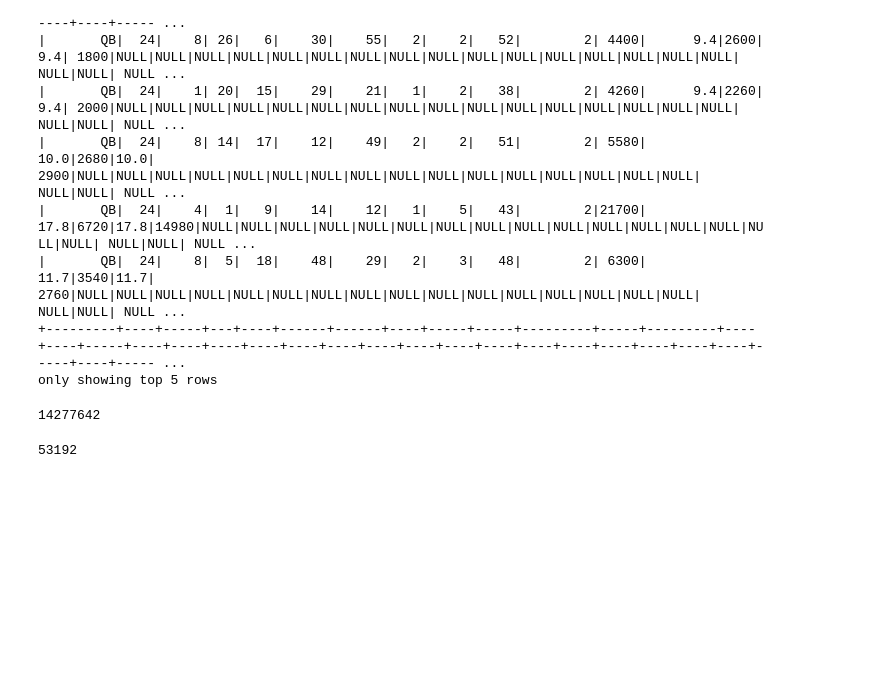
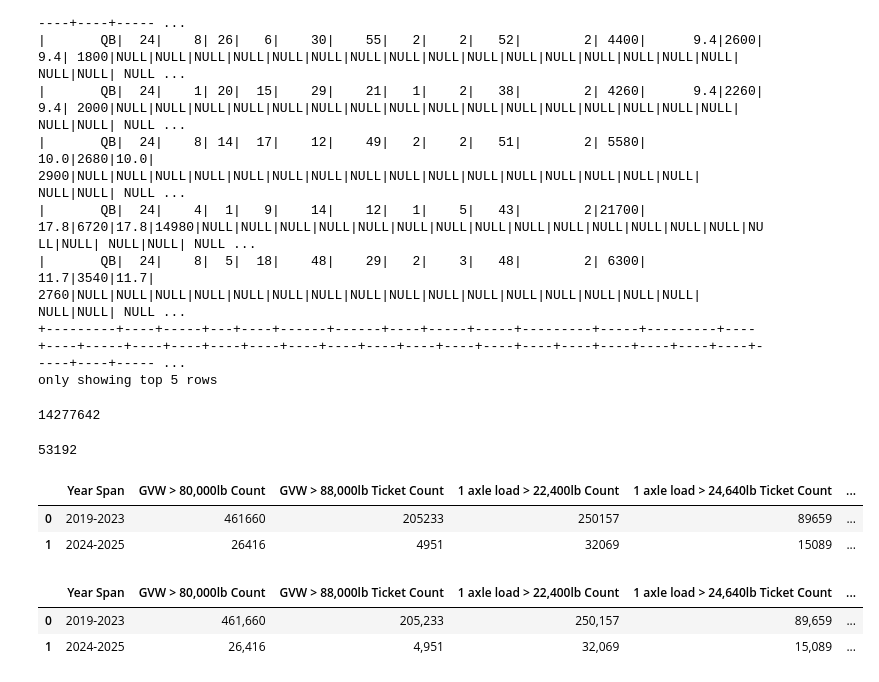
Before and after one commit to rda329/Fall25_Capstone_DSE, a Jupyter notebook: Data_Exploration/compliance_analysis.ipynb, the cells around one changed output. Drawn from its saved outputs; the diff is of its cells as text; code cells hidden in the pictures; blank space fills up the shorter version.

Commit message:
GVW data exploration by class

```diff
--- a/Data_Exploration/GVW_analysis.ipynb
+++ b/Data_Exploration/compliance_analysis.ipynb
@@ -229,6 +230,7 @@ df6 = spark.sql(
             ELSE 1
         END AS compliant
     FROM table5
+    WHERE direction = 'QB'
     """
 )
 
@@ -436,7 +438,6 @@ spc_2axle_loading_case_count_24_25
 # %%
 df4.createOrReplaceTempView("table4")
 # %%
-#Some of the wts were type str, casted them to int
 pair_conditions = " OR ".join([f"(CAST(wt{i} AS DOUBLE) + CAST(wt{i+1} AS DOUBLE) > 36000)" for i in range(1, 15)])
 pair_conditions2 = " OR ".join([f"(CAST(wt{i} AS DOUBLE) + CAST(wt{i+1} AS DOUBLE) > 39600)" for i in range(1, 15)])
 
@@ -451,6 +452,7 @@ df5 = spark.sql(f"""
             ELSE Ticket
         END AS Ticket
     FROM table4
+    WHERE direction = 'QB'
 """)
 
 df5.show(5)
@@ -494,6 +496,7 @@ df6 = spark.sql(
             ELSE 1
         END AS compliant
     FROM table5
+    WHERE direction = 'QB'
     """
 )
 
@@ -525,3 +528,33 @@ non_compliant_count_24_25
 53192
 # %%
 spark.stop() #Dont forget to end session
+# %%
+#Compliance count aggregation
+compliance_counts = {
+    "Year Span" : ["2019-2023", "2024-2025"],
+    "GVW > 80,000lb Count" : [exceed_gvw_limit_19_23, exceed_gvw_limit_24_25],
+    "GVW > 88,000lb Ticket Count" : [exceed_gvw_limit_19_23_ticket_count, exceed_gvw_limit_24_25_ticket_count],
+    "1 axle load > 22,400lb Count" : [exceed_1axle_limit_19_23, exceed_1axle_limit_24_25],
+    "1 axle load > 24,640lb Ticket Count" : [exceed_1axle_limit_19_23_ticket_count, exceed_1axle_limit_24_25_ticket_count],
+    "2 axle special loading case Count" : [spc_2axle_loading_case_count_19_23, spc_2axle_loading_case_count_24_25],
+    "2 axle load > 36,000lb Count": [exceed_2axle_limit_19_23, exceed_2axle_limit_24_25],
+    "2 axle load > 39,600lb Ticket Count" : [exceed_2axle_limit_19_23_ticket_count, exceed_2axle_limit_24_25_ticket_count],
+    "Total Compliant Count" : [compliant_count_19_23, compliant_count_24_25],
+    "Total Non-Compliant Count": [non_compliant_count_19_23, non_compliant_count_24_25]
+}
+# %%
+import pandas as pd
+
+compliance_df = pd.DataFrame(compliance_counts)
+
+compliance_df
+# %% [output]
+|  | Year Span | GVW > 80,000lb Count | GVW > 88,000lb Ticket Count | 1 axle load > 22,400lb Count | 1 axle load > 24,640lb Ticket Count | ... |
+| 0 | 2019-2023 | 461660 | 205233 | 250157 | 89659 | ... |
+| 1 | 2024-2025 | 26416 | 4951 | 32069 | 15089 | ... |
+# %%
+compliance_df.applymap(lambda x: f"{x:,}" if isinstance(x, (int, float)) else x)
+# %% [output]
+|  | Year Span | GVW > 80,000lb Count | GVW > 88,000lb Ticket Count | 1 axle load > 22,400lb Count | 1 axle load > 24,640lb Ticket Count | ... |
+| 0 | 2019-2023 | 461,660 | 205,233 | 250,157 | 89,659 | ... |
+| 1 | 2024-2025 | 26,416 | 4,951 | 32,069 | 15,089 | ... |
```
Also changed, not shown: parts of 1 cell of this notebook, 1 other file.
